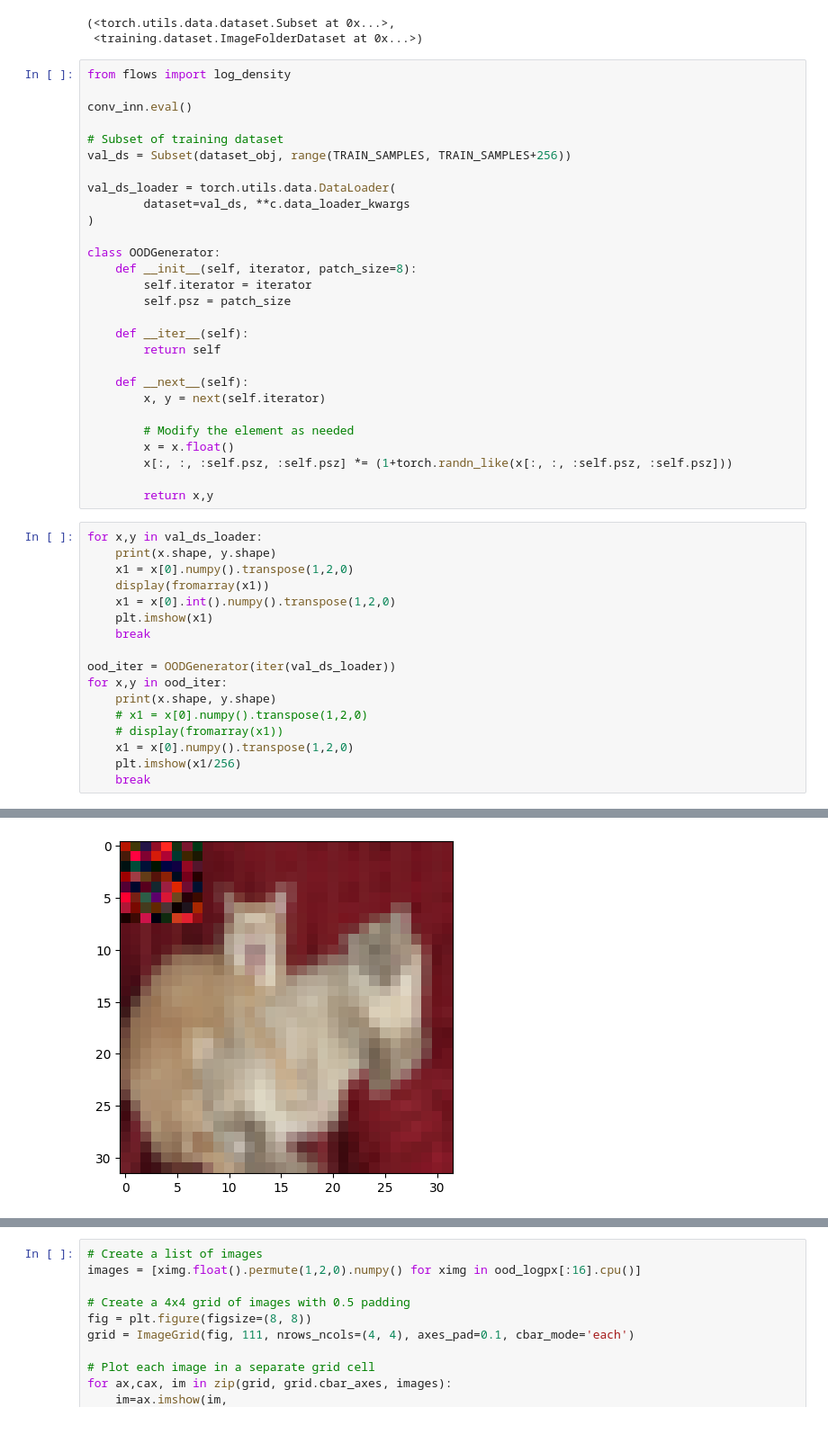
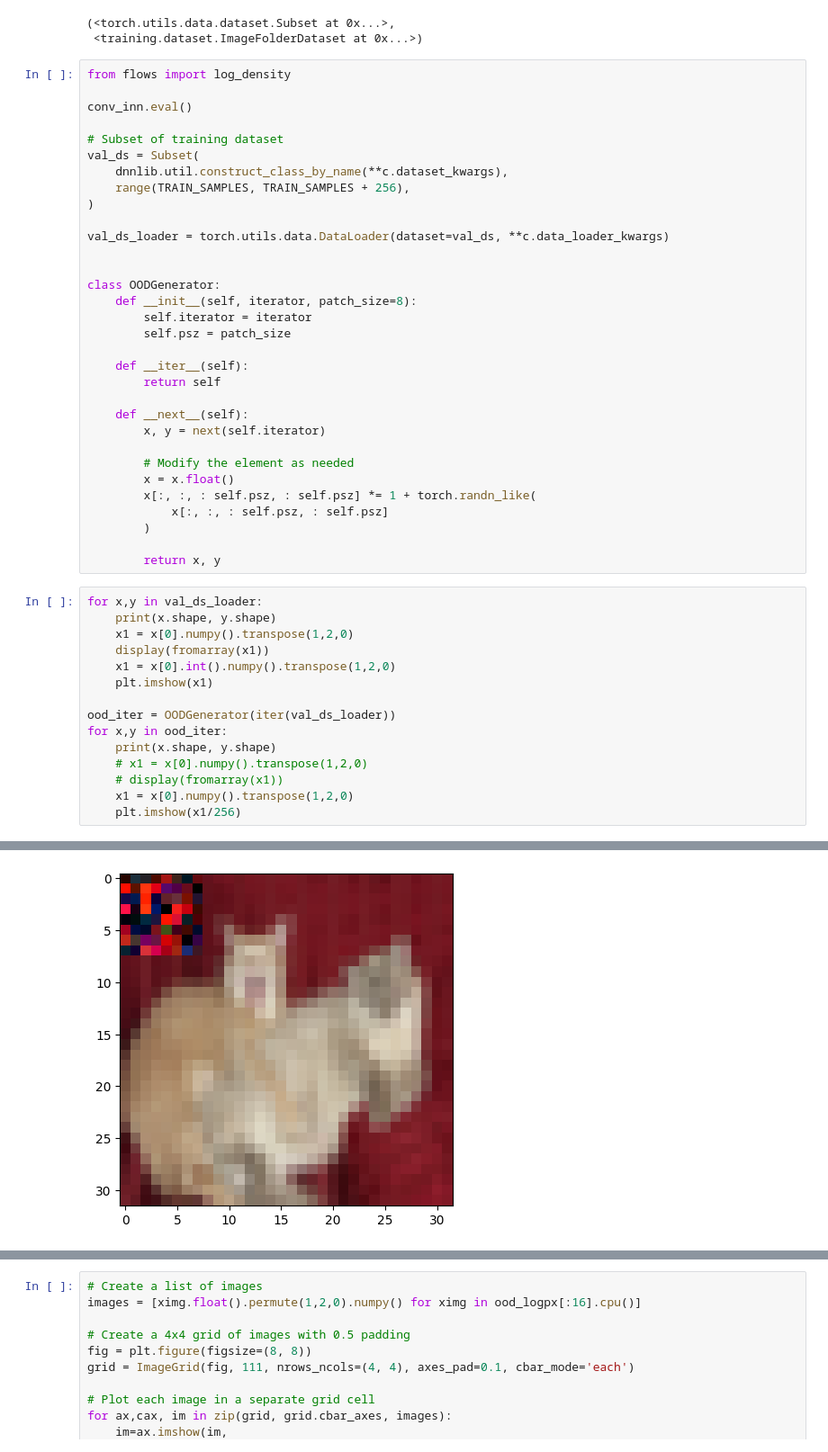
Before and after one commit to ahsanMah/localizing-edm, a Jupyter notebook: conv_flow.ipynb, the cells around one changed output, grey strips where cells are left out. Shown at 90% size. Cells and saved outputs as stored; diff of their text form.

```diff
--- a/conv_flow.ipynb
+++ b/conv_flow.ipynb
@@ -224,11 +224,13 @@ from flows import log_density
 conv_inn.eval()
 
 # Subset of training dataset
-val_ds = Subset(dataset_obj, range(TRAIN_SAMPLES, TRAIN_SAMPLES+256))
+val_ds = Subset(
+    dnnlib.util.construct_class_by_name(**c.dataset_kwargs),
+    range(TRAIN_SAMPLES, TRAIN_SAMPLES + 256),
+)
 
-val_ds_loader = torch.utils.data.DataLoader(
-        dataset=val_ds, **c.data_loader_kwargs
-)
+val_ds_loader = torch.utils.data.DataLoader(dataset=val_ds, **c.data_loader_kwargs)
+
 
 class OODGenerator:
     def __init__(self, iterator, patch_size=8):
@@ -243,32 +245,32 @@ class OODGenerator:
 
         # Modify the element as needed
         x = x.float()
-        x[:, :, :self.psz, :self.psz] *= (1+torch.randn_like(x[:, :, :self.psz, :self.psz]))
+        x[:, :, : self.psz, : self.psz] *= 1 + torch.randn_like(
+            x[:, :, : self.psz, : self.psz]
+        )
 
-        return x,y
+        return x, y
 # %%
 for x,y in val_ds_loader:
     print(x.shape, y.shape)
     x1 = x[0].numpy().transpose(1,2,0)
     display(fromarray(x1))
     x1 = x[0].int().numpy().transpose(1,2,0)
     plt.imshow(x1)
-    break
 
 ood_iter = OODGenerator(iter(val_ds_loader))
 for x,y in ood_iter:
     print(x.shape, y.shape)
     # x1 = x[0].numpy().transpose(1,2,0)
     # display(fromarray(x1))
     x1 = x[0].numpy().transpose(1,2,0)
     plt.imshow(x1/256)
-    break
 # %% [output]
 torch.Size([256, 3, 32, 32]) torch.Size([256, 0])
 [figure]
 Clipping input data to the valid range for imshow with RGB data ([0..1] for floats or [0..255] for integers).
 torch.Size([256, 3, 32, 32]) torch.Size([256, 0])
-[figure, old version]
+[figure, new version]
 # %%
 from flows import log_density
 
```
Also changed, not shown: parts of 7 cells of this notebook.
